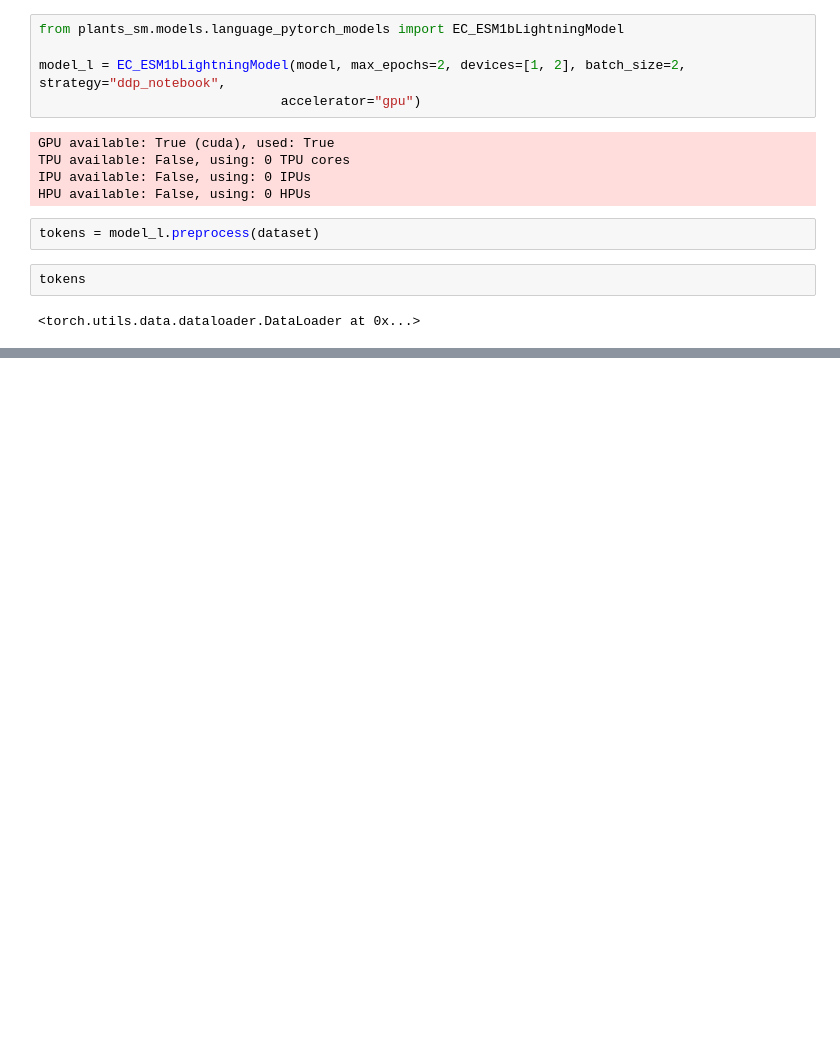
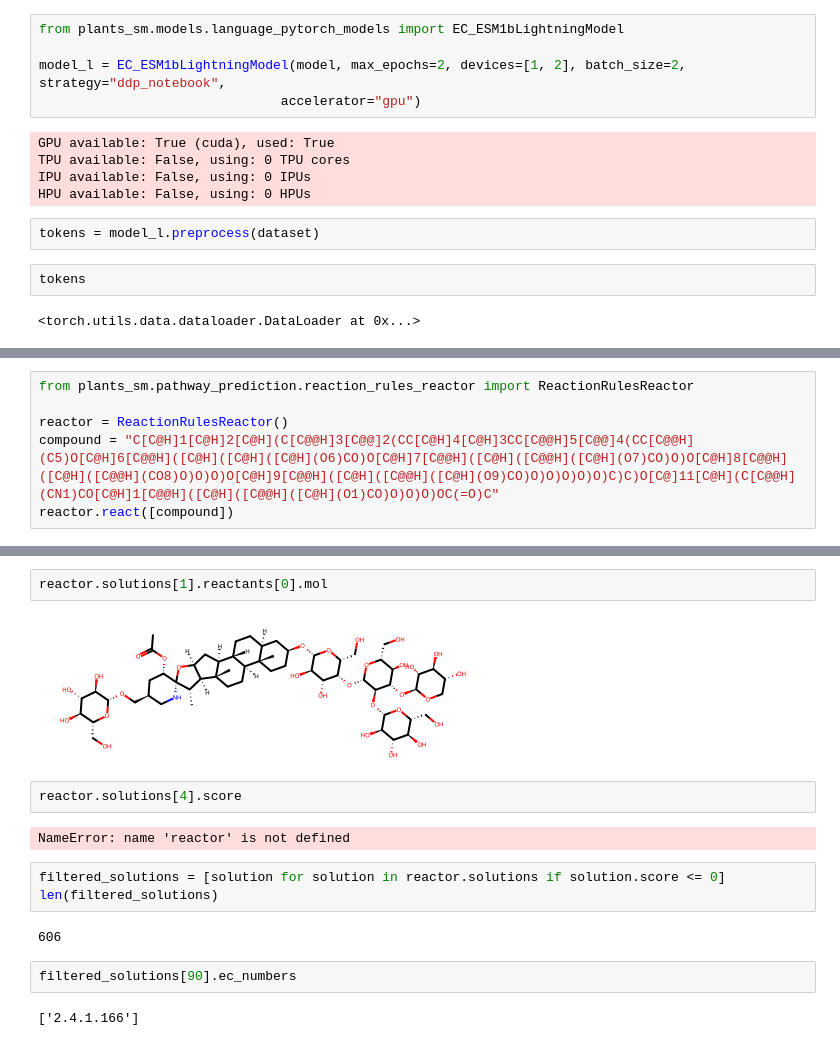
Before and after one commit to jcapels/PlantsSM, a Jupyter notebook: examples/test.ipynb, the cells around one changed output, grey strips where cells are left out. Drawn from its saved outputs; the diff is of its cells as text; blank space fills up the shorter version.

```diff
--- a/examples/test.ipynb
+++ b/examples/test.ipynb
@@ -99,0 +93,6 @@ Traceback (most recent call last):
+# %%
+from plants_sm.pathway_prediction.reaction_rules_reactor import ReactionRulesReactor
+
+reactor = ReactionRulesReactor()
+compound = "C[C@H]1[C@H]2[C@H](C[C@@H]3[C@@]2(CC[C@H]4[C@H]3CC[C@@H]5[C@@]4(CC[C@@H](C5)O[C@H]6[C@@H]([C@H]([C@H]([C@H](O6)CO)O[C@H]7[C@@H]([C@H]([C@@H]([C@H](O7)CO)O)O[C@H]8[C@@H]([C@H]([C@@H](CO8)O)O)O)O[C@H]9[C@@H]([C@H]([C@@H]([C@H](O9)CO)O)O)O)O)O)C)C)O[C@]11[C@H](C[C@@H](CN1)CO[C@H]1[C@@H]([C@H]([C@@H]([C@H](O1)CO)O)O)O)OC(=O)C"
+reactor.react([compound])
@@ -99,0 +117,17 @@ Traceback (most recent call last):
+# %%
+reactor.solutions[1].reactants[0].mol
+# %% [output]
+[figure, added]
+# %%
+reactor.solutions[4].score
+# %% [output]
+NameError: name 'reactor' is not defined
+# %%
+filtered_solutions = [solution for solution in reactor.solutions if solution.score <= 0]
+len(filtered_solutions)
+# %% [output]
+606
+# %%
+filtered_solutions[90].ec_numbers
+# %% [output]
+['2.4.1.166']
```
Also changed, not shown: parts of 2 cells of this notebook, 19 other files.
